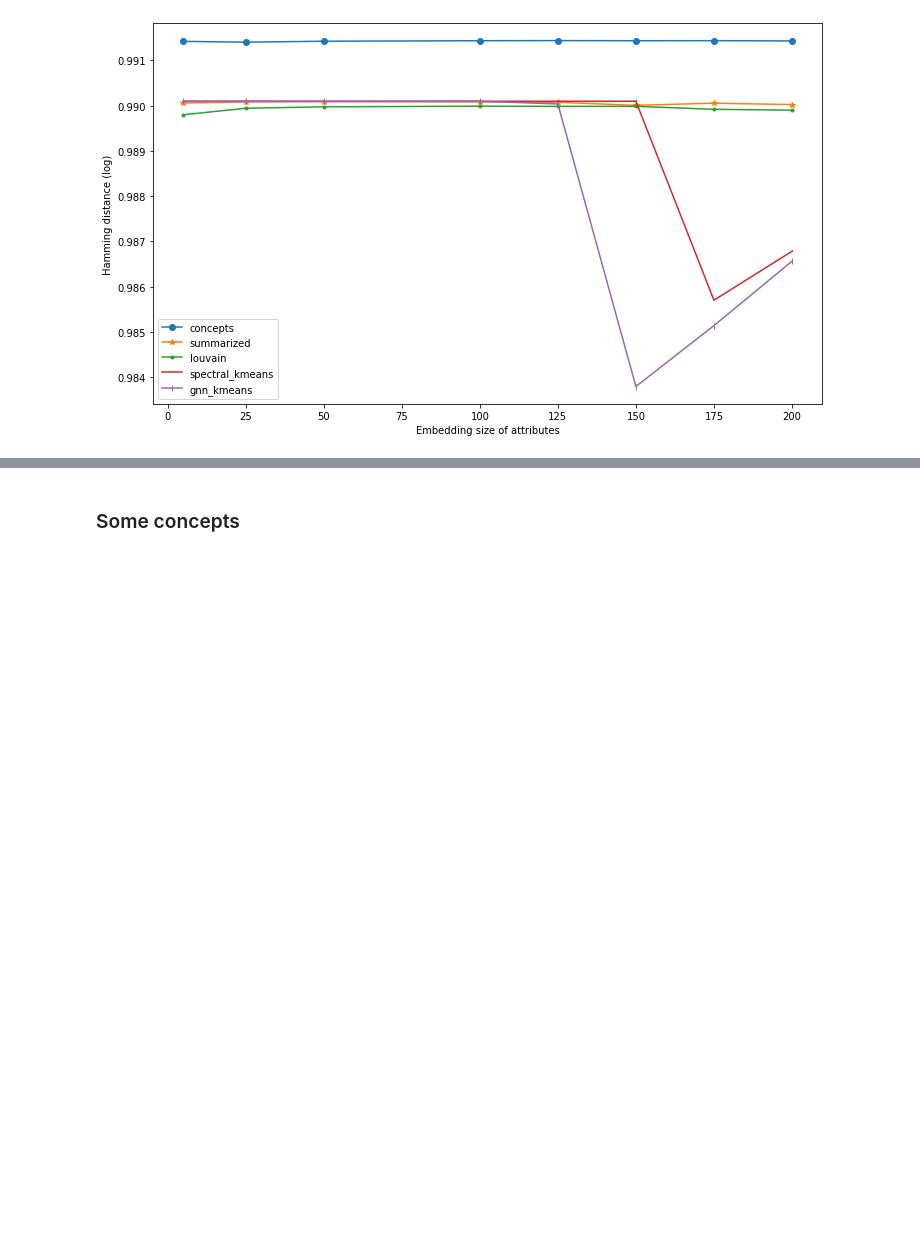
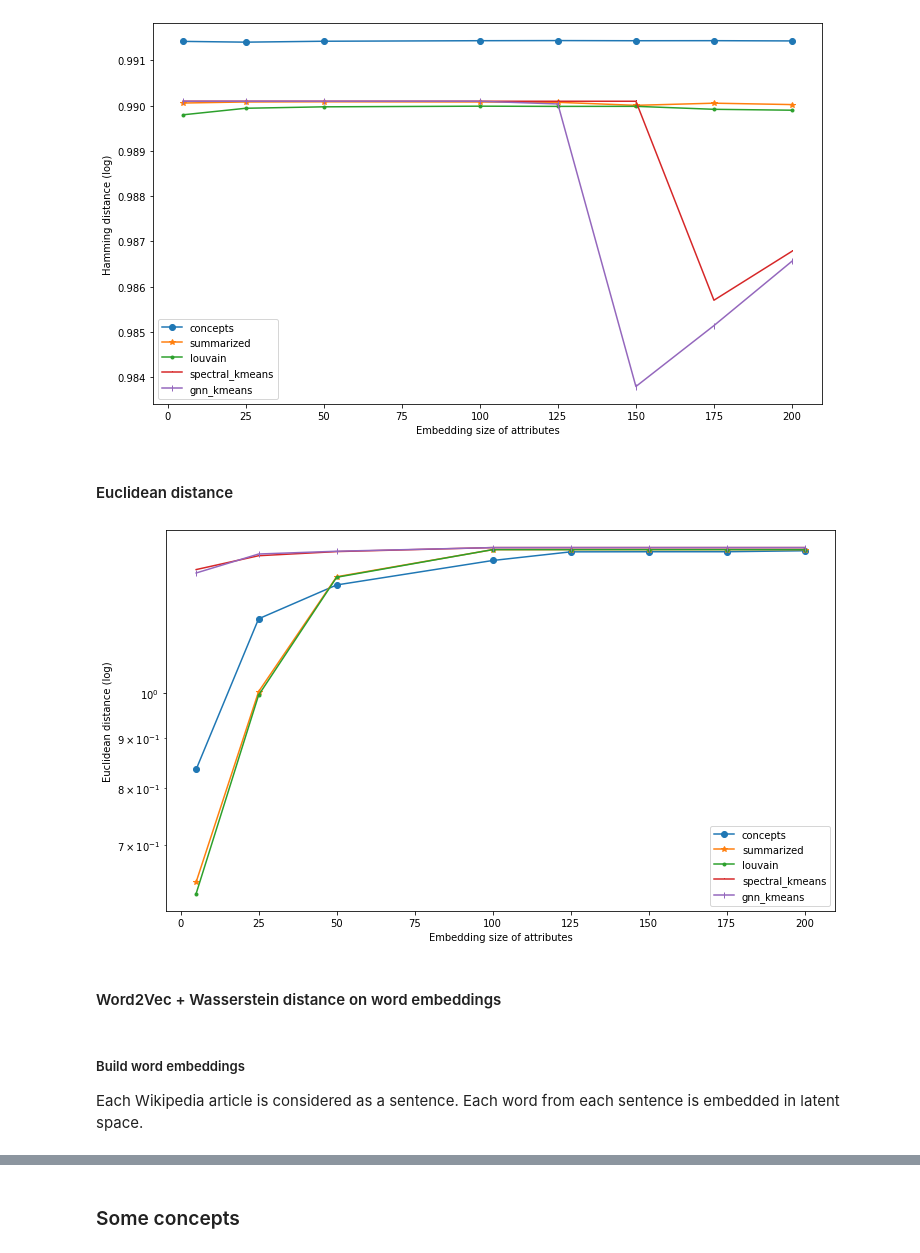
Before and after one commit to Co-MEG/CoMEG, a Jupyter notebook: notebooks/2_unexpected_concepts_wikivitals.ipynb, the cells around one changed output, grey strips where cells are left out. Drawn from its saved outputs; the diff is of its cells as text; code cells hidden in the pictures; blank space fills up the shorter version.

Commit message:
w2vec + wasserstein distance

```diff
--- a/notebooks/2_unexpected_concepts_wikivitals.ipynb
+++ b/notebooks/2_unexpected_concepts_wikivitals.ipynb
@@ -1479,3 +1481,5 @@ plt.ylabel('Hamming distance (log)')
 plt.legend();
 # %% [output]
 [figure]
+# %% [markdown]
+#### Euclidean distance
@@ -1481,0 +1533,17 @@ plt.legend();
+# %%
+fig, ax = plt.subplots(1, 1, figsize=(12, 7))
+markers = ['o', '*', '.', ',', '|']
+for i, method in enumerate(['concepts', 'summarized', 'louvain', 'spectral_kmeans', 'gnn_kmeans']):
+    plt.plot(ks, avgs.get(method), label=method, marker=markers[i])
+plt.yscale('log')
+plt.xlabel('Embedding size of attributes')
+plt.ylabel('Euclidean distance (log)')
+plt.legend();
+# %% [output]
+[figure, added]
+# %% [markdown]
+#### Word2Vec + Wasserstein distance on word embeddings
+# %% [markdown]
+##### Build word embeddings
+
+Each Wikipedia article is considered as a sentence. Each word from each sentence is embedded in latent space.
```
Also changed, not shown: parts of 9 cells of this notebook.
